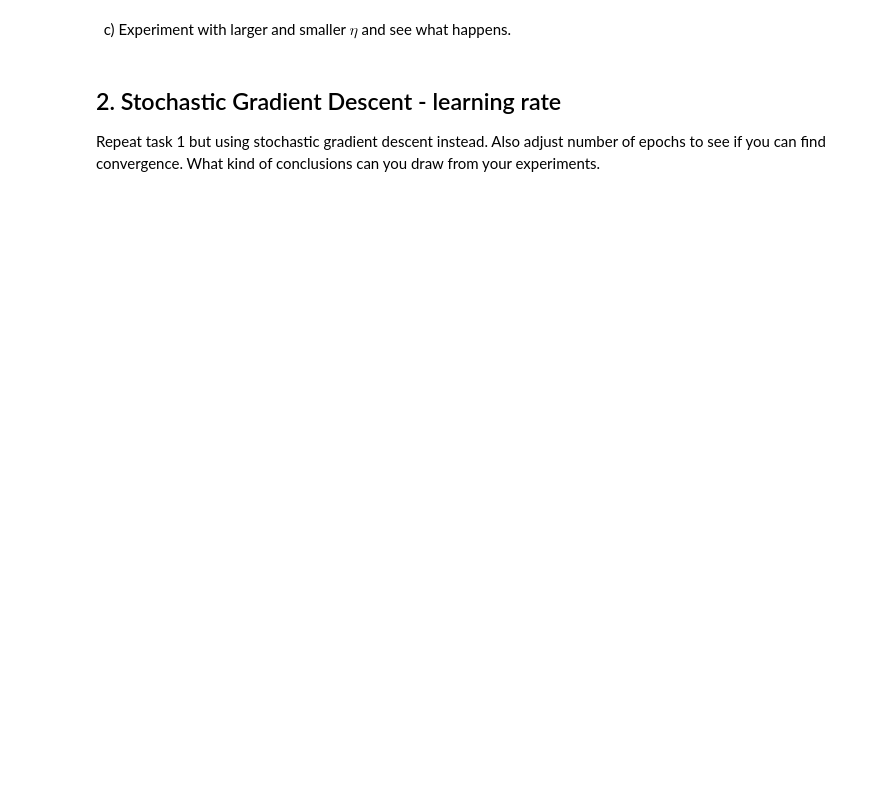
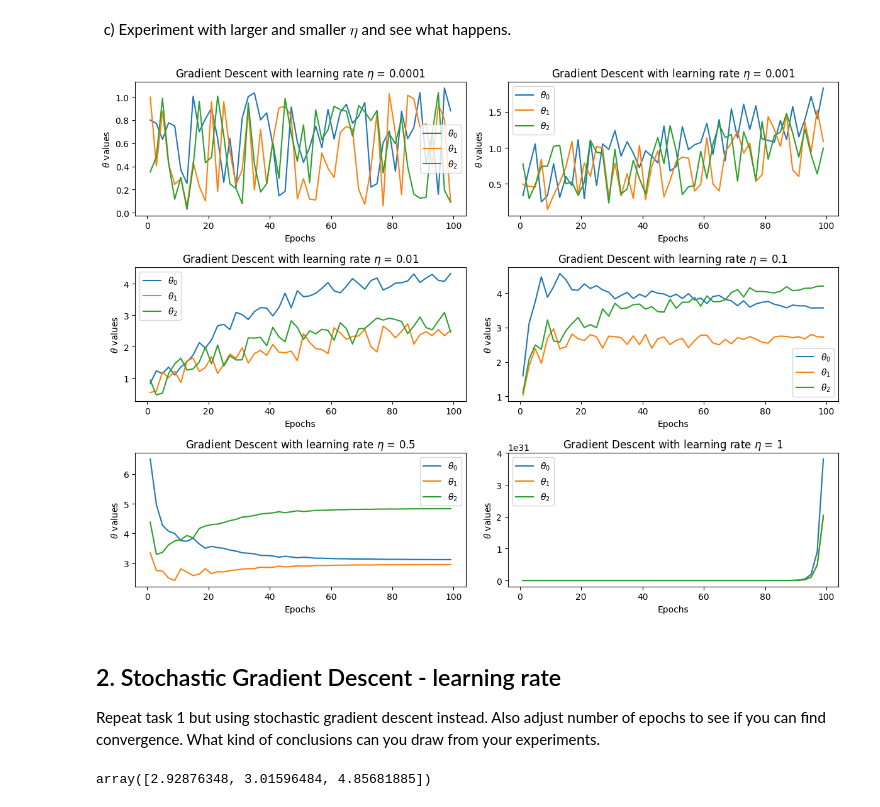
Before and after one commit to VineelaNedunuri/Machine-learning, a Jupyter notebook: Exercises/E01_gradient_descent.ipynb, the cells around one changed output. Drawn from its saved outputs; the diff is of its cells as text; code cells hidden in the pictures; blank space fills up the shorter version.

```diff
--- a/Exercises/E01_gradient_descent.ipynb
+++ b/Exercises/E01_gradient_descent.ipynb
@@ -100,28 +105,47 @@ ax.legend()
 # %% [markdown]
 &nbsp; c) Experiment with larger and smaller $\eta$ and see what happens.
+# %%
+
+steps = range(1,100,2)
+
+learning_rates = [0.0001, 0.001, 0.01, 0.1, 0.5, 1]
+
+fig = plt.figure(figsize=(12,9))
+
+for i, x in enumerate(learning_rates):
+    ax = plt.subplot(3, 2, i+1)
+    thetas = np.array([gradient_descent(X_train, y_train, learning_rate=x, epochs=epoch).reshape(-1) for epoch in steps])
+    ax.plot(steps, thetas,label = [r"$\theta_0$", r"$\theta_1$", r"$\theta_2$"])
+    ax.set(xlabel='Epochs', ylabel=r'$\theta$ values', title=f'Gradient Descent with learning rate $\eta$ = {x}')
+    ax.legend()
+
+plt.tight_layout()
+plt.show()
+# %% [output]
+[figure, added]
 # %% [markdown]
 ## 2. Stochastic Gradient Descent - learning rate
 
 Repeat task 1 but using stochastic gradient descent instead. Also adjust number of epochs to see if you can find convergence. What kind of conclusions can you draw from your experiments.
 # %%
-epochs = 10
-t0, t1 = 5, 50 # learning schedule hyperparameters
+# stochastic gradient descent
+np.random.seed(42)
+def stochastic_gradient_descent(X,y, learning_rate =  .01, epochs = 100):
+    m = len(X)
+    theta = np.random.rand(X.shape[1],1) # [theta_0, theta_1, theta_2]^T
 
-def learning_rate_schedule(t):
-    """decays the learning rate as training progresses"""
-    return t0/(t+t1)
+    for _ in range(epochs):
+        for i in range(m):
+           random_index = np.random.randint(m)
+           x_i = X[random_index: random_index +1]
+           y_i = y[random_index: random_index +1]
 
-theta = np.random.rand(2,1)
-m = len(X_train)
+           gradient = 2 * x_i.T @ (x_i @ theta - y_i)
+           theta -= learning_rate * gradient
 
-for epoch in range(epochs):
-    for i in range(m):
-        random_index = np.random.randint(m)
-        x_i = X_train[random_index: random_index +1]
-        y_i = y_train[random_index: random_index +1]
+    return theta
 
-
-        gradient =  2 * x_i.T.dot(x_i.dot(theta) - y_i)
-        eta = learning_rate_schedule(epoch*m + i) # tänk varför man gör så här epoch*m + i
-        theta  -= eta * gradient
-theta
+theta = stochastic_gradient_descent(X_train, y_train, epochs=500)
+theta.reshape(-1)
+# %% [output]
+array([2.92876348, 3.01596484, 4.85681885])
```
Also changed, not shown: parts of 7 cells of this notebook, 1 other file.
